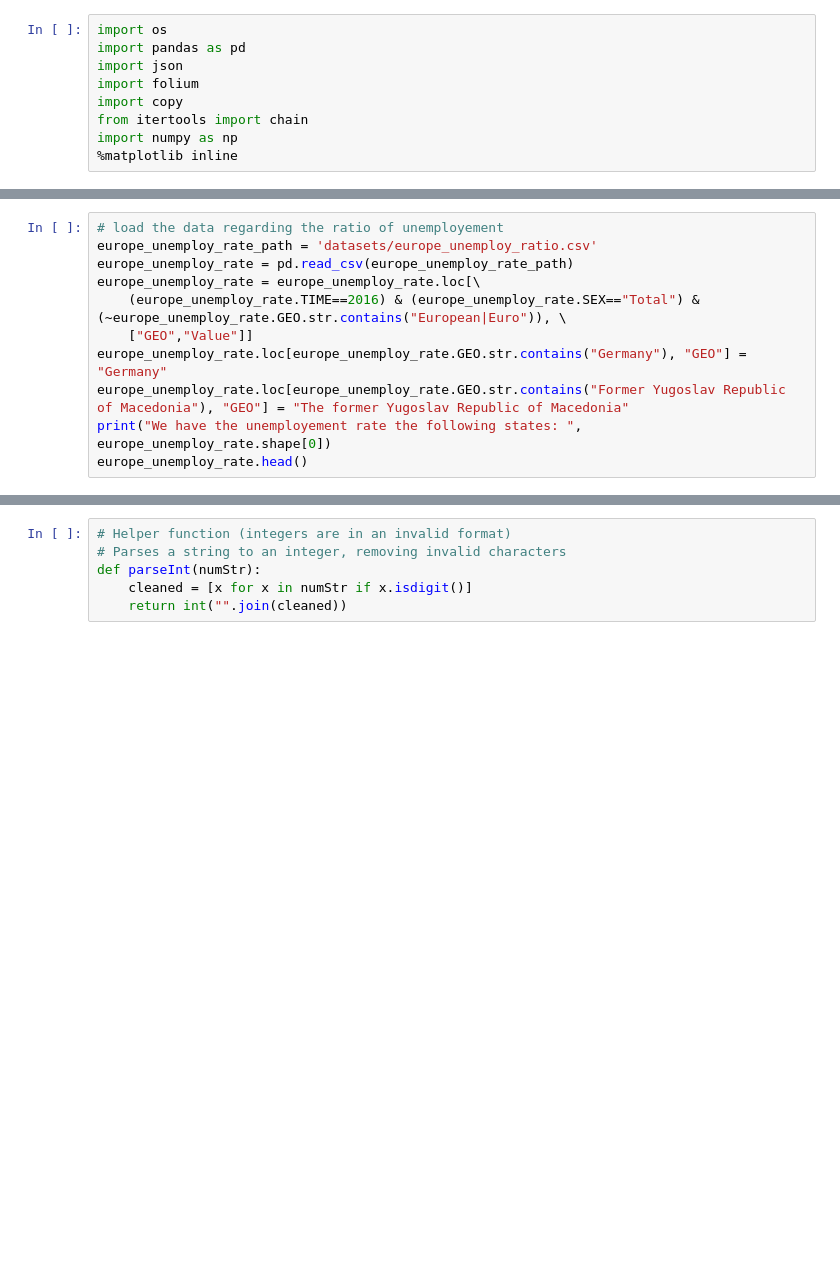
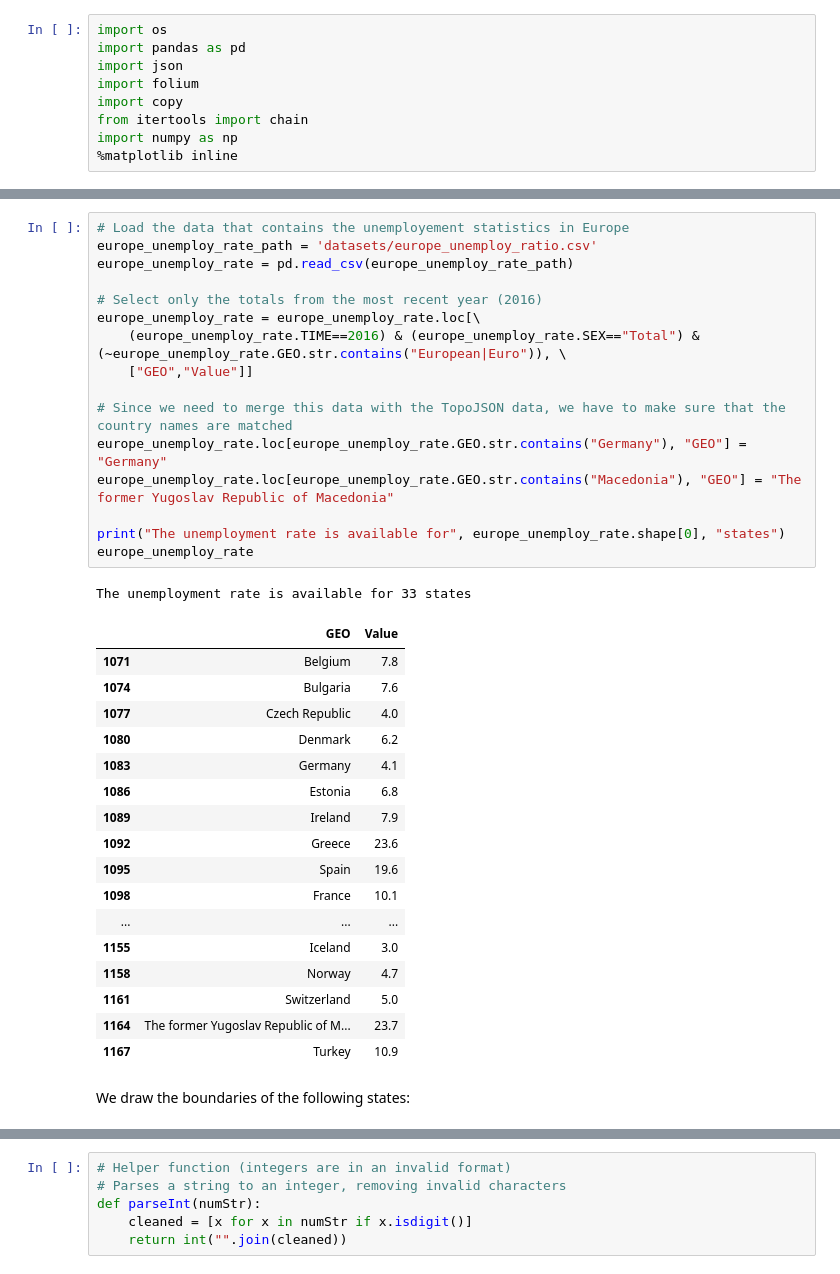
Before and after one commit to tarmeens/ada-homework, a Jupyter notebook: 03 - Interactive Viz/homework3.ipynb, the cells around one changed output, grey strips where cells are left out. Drawn from its saved outputs; the diff is of its cells as text; blank space fills up the shorter version.

```diff
--- a/03 - Interactive Viz/homework3.ipynb
+++ b/03 - Interactive Viz/homework3.ipynb
@@ -12,12 +17,38 @@ import numpy as np
 # %%
-# load the data regarding the ratio of unemployement
+# Load the data that contains the unemployement statistics in Europe
 europe_unemploy_rate_path = 'datasets/europe_unemploy_ratio.csv'
 europe_unemploy_rate = pd.read_csv(europe_unemploy_rate_path)
+
+# Select only the totals from the most recent year (2016)
 europe_unemploy_rate = europe_unemploy_rate.loc[\
     (europe_unemploy_rate.TIME==2016) & (europe_unemploy_rate.SEX=="Total") & (~europe_unemploy_rate.GEO.str.contains("European|Euro")), \
     ["GEO","Value"]]
+
+# Since we need to merge this data with the TopoJSON data, we have to make sure that the country names are matched
 europe_unemploy_rate.loc[europe_unemploy_rate.GEO.str.contains("Germany"), "GEO"] = "Germany"
-europe_unemploy_rate.loc[europe_unemploy_rate.GEO.str.contains("Former Yugoslav Republic of Macedonia"), "GEO"] = "The former Yugoslav Republic of Macedonia"
-print("We have the unemployement rate the following states: ", europe_unemploy_rate.shape[0])
-europe_unemploy_rate.head()
+europe_unemploy_rate.loc[europe_unemploy_rate.GEO.str.contains("Macedonia"), "GEO"] = "The former Yugoslav Republic of Macedonia"
+
+print("The unemployment rate is available for", europe_unemploy_rate.shape[0], "states")
+europe_unemploy_rate
+# %% [output]
+The unemployment rate is available for 33 states
+|  | GEO | Value |
+| 1071 | Belgium | 7.8 |
+| 1074 | Bulgaria | 7.6 |
+| 1077 | Czech Republic | 4.0 |
+| 1080 | Denmark | 6.2 |
+| 1083 | Germany | 4.1 |
+| 1086 | Estonia | 6.8 |
+| 1089 | Ireland | 7.9 |
+| 1092 | Greece | 23.6 |
+| 1095 | Spain | 19.6 |
+| 1098 | France | 10.1 |
+| ... | ... | ... |
+| 1155 | Iceland | 3.0 |
+| 1158 | Norway | 4.7 |
+| 1161 | Switzerland | 5.0 |
+| 1164 | The former Yugoslav Republic of M... | 23.7 |
+| 1167 | Turkey | 10.9 |
+# %% [markdown]
+We draw the boundaries of the following states:
 # %%
```
Also changed, not shown: parts of 51 cells of this notebook.
